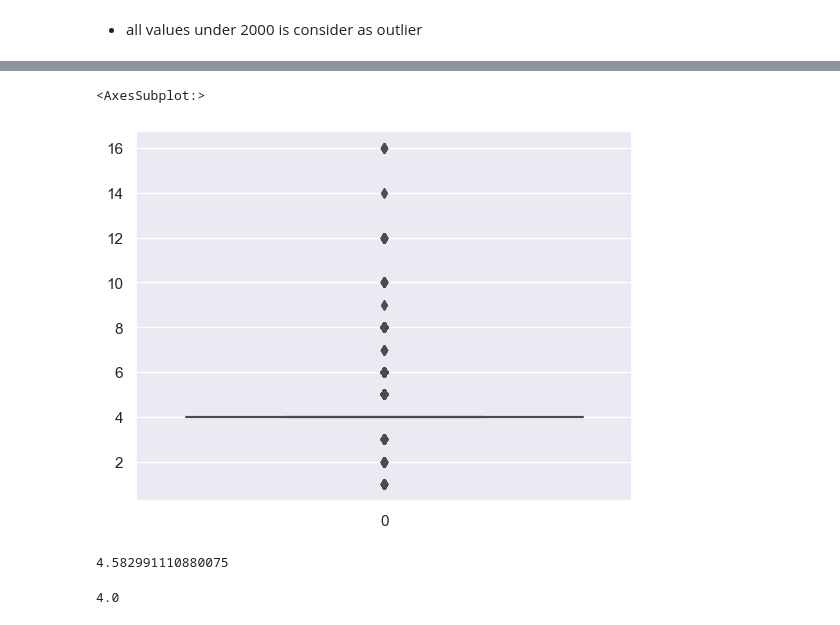
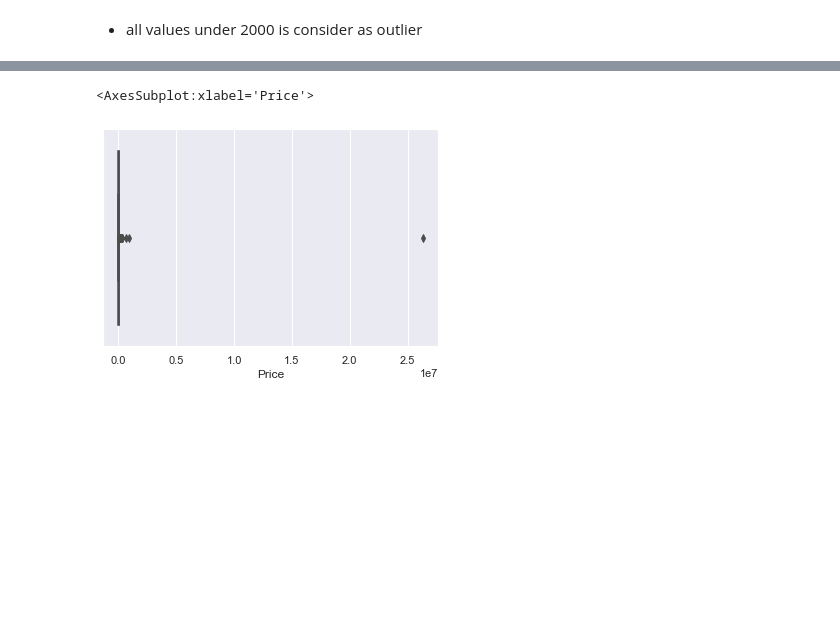
Before and after one commit to aLmktr/COMP3602-Project, a Jupyter notebook: 132962_132851.ipynb, the cells around one changed output, grey strips where cells are left out. Drawn from its saved outputs; the diff is of its cells as text; code cells hidden in the pictures; blank space fills up the shorter version.

```diff
--- a/132962_132851.ipynb
+++ b/132962_132851.ipynb
@@ -508,16 +496,5 @@ sns.boxplot(df['Mileage'])
 # %%
-sns.boxplot(df['Cylinders'])
+sns.boxplot(x = df['Price'])
 # %% [output]
-<AxesSubplot:>
+<AxesSubplot:xlabel='Price'>
-[figure, old version]
+[figure, new version]
-# %%
-# There are a lot of outliers thus they need to replaced with the mean of the same class
-def fixOutlier(data, clss):
-    pass
-np.mean(df.Cylinders)
-# %% [output]
-4.582991110880075
-# %%
-np.median(df.Cylinders)
-# %% [output]
-4.0
```
Also changed, not shown: parts of 22 cells of this notebook.
